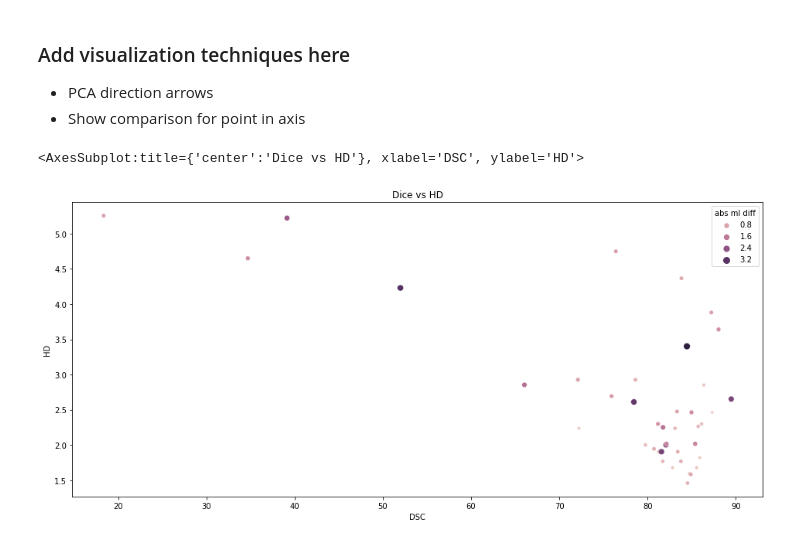
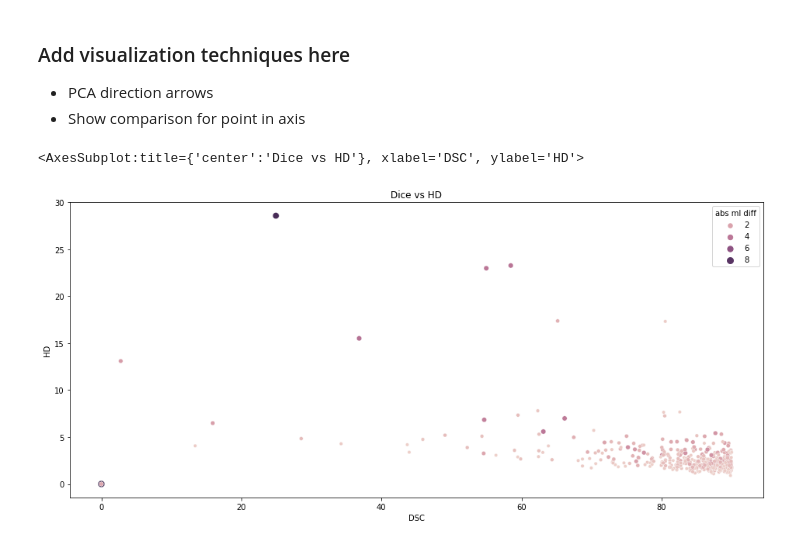
Before and after one commit to thadler/LazyLuna, a Jupyter notebook: Notebooks/newClusteringSegmentationDifferences.ipynb, the cells around one changed output. Saved outputs shown, nothing was run; the diff lists cells and outputs as text; code cells hidden in the pictures.

```diff
--- a/Notebooks/newClusteringSegmentationDifferences.ipynb
+++ b/Notebooks/newClusteringSegmentationDifferences.ipynb
@@ -17,13 +18,18 @@ from Mini_LL import *
+# %%
+bp       = '/media/omega/Daten1/CATCH/CS'
+bp_annos = '/media/omega/Daten1/CATCH/CS/Preds/FCN'
+bp_cases = '/media/omega/Daten1/CATCH/CS/Cases'
+bp_imgs  = '/media/omega/Daten1/CATCH/CS/Imgs'
 # %%
 # load cases
-bp = '/Users/dietrichhadler/Desktop/Daten/test/data/segm1'
-case_paths = [os.path.join(bp,p) for p in os.listdir(bp) if p.endswith('.pickle')]
+case_paths = [os.path.join(bp_cases,p) for p in os.listdir(bp_cases) if p.endswith('.pickle') and 'Annos' in p]
 cases1 = [pickle.load(open(p, 'rb')) for p in case_paths]
-bp = '/Users/dietrichhadler/Desktop/Daten/test/data/segm2'
-case_paths = [os.path.join(bp,p) for p in os.listdir(bp) if p.endswith('.pickle')]
+case_paths = [os.path.join(bp_cases,p) for p in os.listdir(bp_cases) if p.endswith('.pickle') and 'UNet' in p and 'MRUNet' not in p]
 cases2 = [pickle.load(open(p, 'rb')) for p in case_paths]
-cases1 = sorted(cases1, key=lambda c: c.studyinstanceuid)
-cases2 = sorted(cases2, key=lambda c: c.studyinstanceuid)
+cases1 = sorted(cases1, key=lambda c: c.case_name)
+cases2 = sorted(cases2, key=lambda c: c.case_name)
+names = set([c.case_name for c in cases2])
+cases1 = [c for c in cases1 if c.case_name in names]
 
 crs1 = [(cr.name, cr.get_cr()) for c in cases1 for cr in c.crs]
 crs2 = [(cr.name, cr.get_cr()) for c in cases2 for cr in c.crs]
@@ -75,8 +81,11 @@ def add_normalized_values(table):
     ret_table = table.copy()
     names = ['DSC', 'HD', 'ml diff', 'abs ml diff']
     data = ret_table[names].values.astype(np.float64)
+    print('In add normalized values:')
+    display(ret_table)
+    print('Length of data: ', data.shape)
     data = (data - np.mean(data, axis=0)) / np.std(data, axis=0)
-    for n_i, n in enumerate(names): ret_table[[n+' normalized']] = data[:,n_i]
+    ret_table[[n+' normalized' for n in names]] = pd.DataFrame(data).values
     return ret_table
 
 def add_pca_whitened_values(table):
@@ -85,8 +94,9 @@ def add_pca_whitened_values(table):
     data = ret_table[names].values.astype(np.float64)
     pca = PCA(whiten=True)
     whitened = pca.fit_transform(data)
-    for n_i, n in enumerate(names): ret_table[['pca_whitened_'+str(n_i)]] = whitened[:,n_i]
+    ret_table[['pca_whitened_'+str(n_i) for n_i in range(len(names))]] = pd.DataFrame(whitened).values
     return ret_table
+    return ret_table
 # %%
 case_comps = [Case_Comparison(cases1[i], cases2[i]) for i in range(len(cases1))]
 tables = [SAX_CINE_analyzer(cc).get_case_contour_comparison_pandas_dataframe(fixed_phase_first_reader=False) for cc in case_comps]
@@ -129,9 +170,8 @@ New table columns:  Index(['case', 'reader1', 'reader2', 'sop1', 'sop2', 'catego
 # %%
 fig, axes = plt.subplots(1,1,figsize=(16,7))
 axes.set_title('Dice vs HD')
-sns.scatterplot(ax=axes, data=table, x='DSC', y='HD', hue='abs ml diff',
-                size='abs ml diff')
+sns.scatterplot(ax=axes, data=table, x='DSC', y='HD', hue='abs ml diff', size='abs ml diff')
 # %% [output]
 <AxesSubplot:title={'center':'Dice vs HD'}, xlabel='DSC', ylabel='HD'>
-[figure, old version]
+[figure, new version]
 # %%
```
Also changed, not shown: parts of 6 cells of this notebook, 2 other files.
